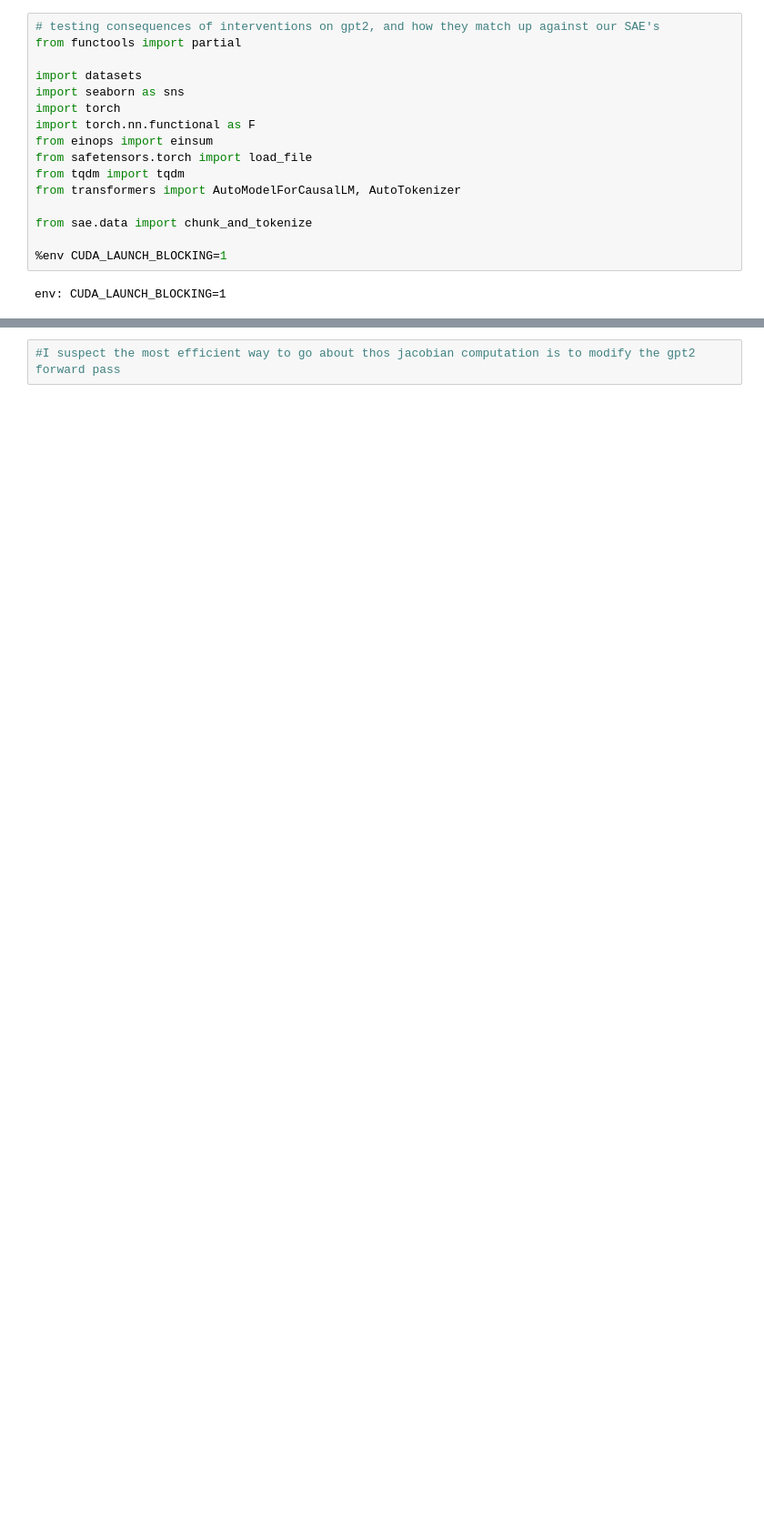
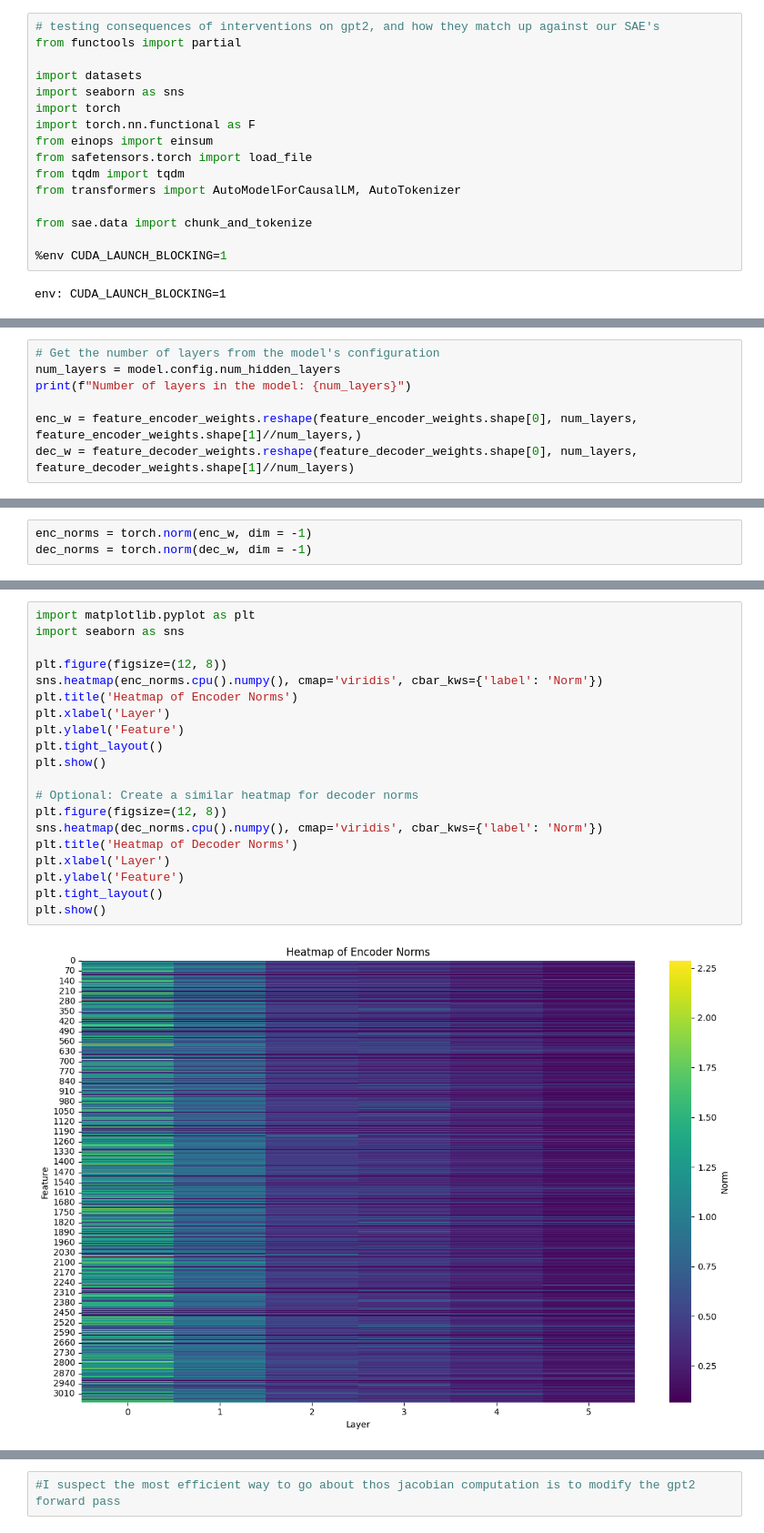
Before and after one commit to sidnb13/tensor-saes, a Jupyter notebook: notebooks/causal_attribution.ipynb, the cells around one changed output, grey strips where cells are left out. Shown at 91% size. Cells and saved outputs as stored; diff of their text form; blank space fills up the shorter version.

Commit message:
got norms analysis working

```diff
--- a/notebooks/causal_attribution.ipynb
+++ b/notebooks/causal_attribution.ipynb
@@ -271,0 +292,7 @@ tensor([[ 9423, 17540, 12526, 14170],
+# %%
+# Get the number of layers from the model's configuration
+num_layers = model.config.num_hidden_layers
+print(f"Number of layers in the model: {num_layers}")
+
+enc_w = feature_encoder_weights.reshape(feature_encoder_weights.shape[0], num_layers, feature_encoder_weights.shape[1]//num_layers,)
+dec_w = feature_decoder_weights.reshape(feature_decoder_weights.shape[0], num_layers, feature_decoder_weights.shape[1]//num_layers)
@@ -271,0 +301,3 @@ tensor([[ 9423, 17540, 12526, 14170],
+# %%
+enc_norms = torch.norm(enc_w, dim = -1)
+dec_norms = torch.norm(dec_w, dim = -1)
@@ -271,0 +308,22 @@ tensor([[ 9423, 17540, 12526, 14170],
+# %%
+import matplotlib.pyplot as plt
+import seaborn as sns
+
+plt.figure(figsize=(12, 8))
+sns.heatmap(enc_norms.cpu().numpy(), cmap='viridis', cbar_kws={'label': 'Norm'})
+plt.title('Heatmap of Encoder Norms')
+plt.xlabel('Layer')
+plt.ylabel('Feature')
+plt.tight_layout()
+plt.show()
+
+# Optional: Create a similar heatmap for decoder norms
+plt.figure(figsize=(12, 8))
+sns.heatmap(dec_norms.cpu().numpy(), cmap='viridis', cbar_kws={'label': 'Norm'})
+plt.title('Heatmap of Decoder Norms')
+plt.xlabel('Layer')
+plt.ylabel('Feature')
+plt.tight_layout()
+plt.show()
+# %% [output]
+[figure, added]
```
Also changed, not shown: parts of 44 cells of this notebook, 3 other files.
